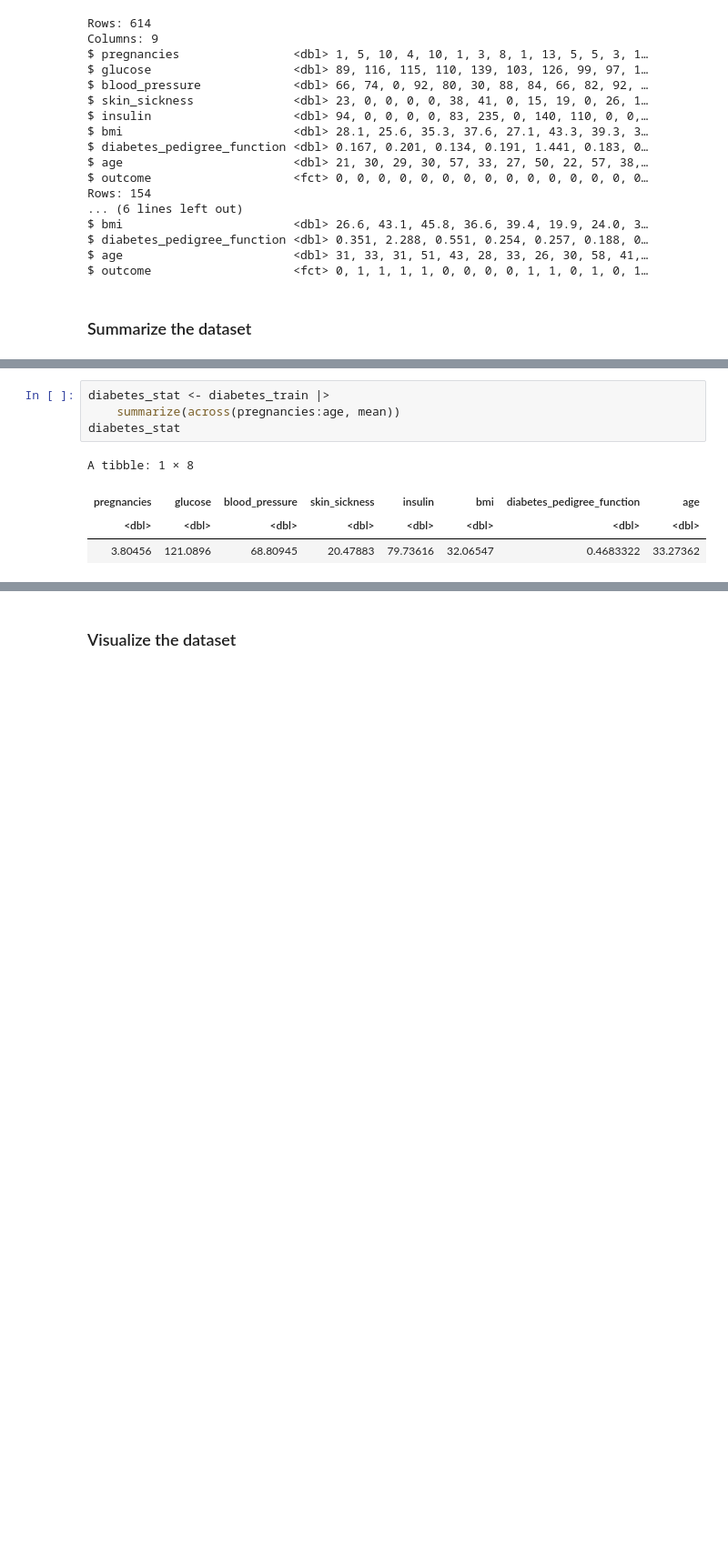
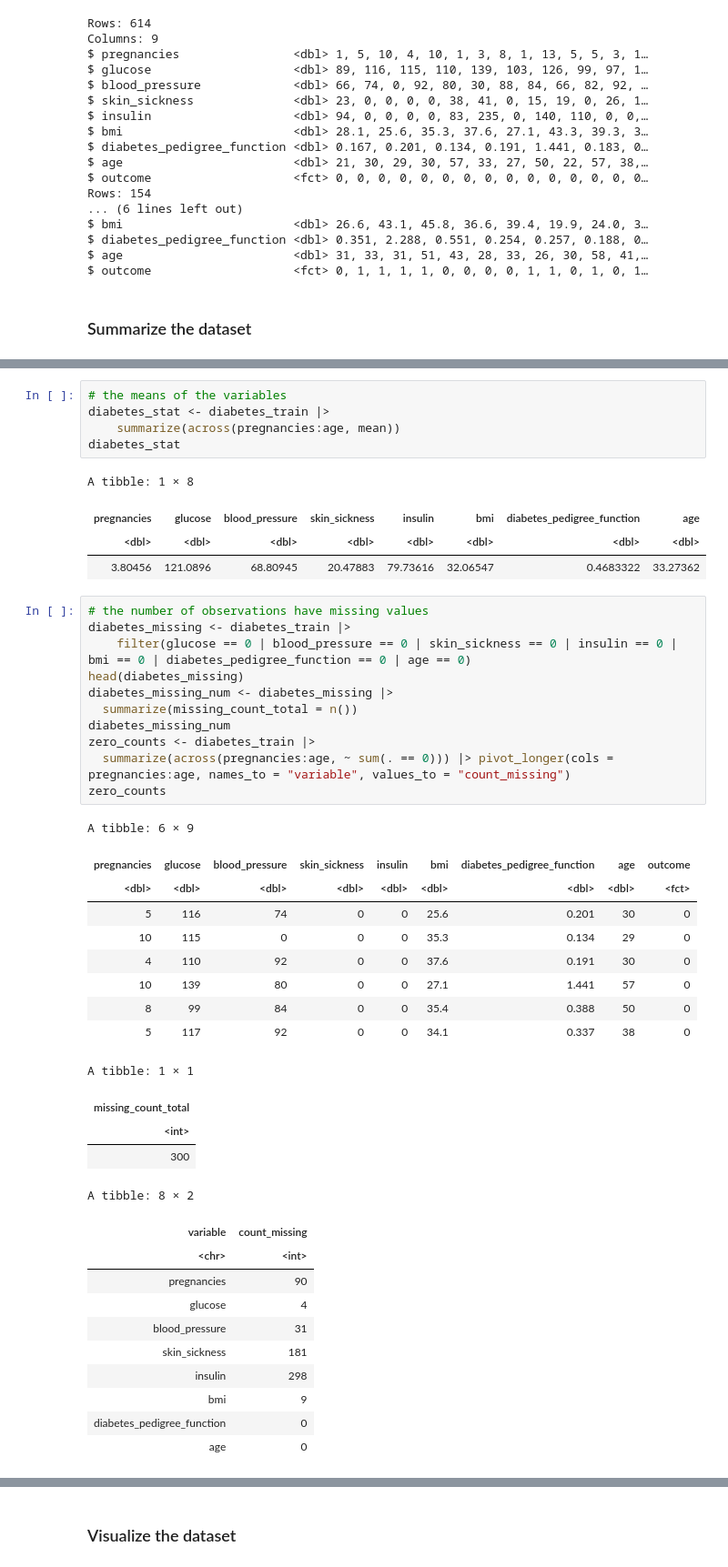
Before and after one commit to audrey-rw5683/dsci-100-2023w2-group-002-2, a Jupyter notebook: proposal.ipynb, the cells around one changed output, grey strips where cells are left out. Shown at 91% size. Saved outputs shown, nothing was run; the diff lists cells and outputs as text; blank space fills up the shorter version.

```diff
--- a/proposal.ipynb
+++ b/proposal.ipynb
@@ -172,4 +175,5 @@ A tibble: 2 × 3
 # %%
+# the means of the variables
 diabetes_stat <- diabetes_train |>
     summarize(across(pregnancies:age, mean))
 diabetes_stat
@@ -178,3 +182,39 @@ A tibble: 1 × 8
 | pregnancies | glucose | blood_pressure | skin_sickness | insulin | bmi | diabetes_pedigree_function | age |
 | <dbl> | <dbl> | <dbl> | <dbl> | <dbl> | <dbl> | <dbl> | <dbl> |
 | 3.80456 | 121.0896 | 68.80945 | 20.47883 | 79.73616 | 32.06547 | 0.4683322 | 33.27362 |
+# %%
+# the number of observations have missing values
+diabetes_missing <- diabetes_train |>
+    filter(glucose == 0 | blood_pressure == 0 | skin_sickness == 0 | insulin == 0 | bmi == 0 | diabetes_pedigree_function == 0 | age == 0)
+head(diabetes_missing)
+diabetes_missing_num <- diabetes_missing |>
+  summarize(missing_count_total = n())
+diabetes_missing_num
+zero_counts <- diabetes_train |>
+  summarize(across(pregnancies:age, ~ sum(. == 0))) |> pivot_longer(cols = pregnancies:age, names_to = "variable", values_to = "count_missing")
+zero_counts
+# %% [output]
+A tibble: 6 × 9
+| pregnancies | glucose | blood_pressure | skin_sickness | insulin | bmi | diabetes_pedigree_function | age | outcome |
+| <dbl> | <dbl> | <dbl> | <dbl> | <dbl> | <dbl> | <dbl> | <dbl> | <fct> |
+| 5 | 116 | 74 | 0 | 0 | 25.6 | 0.201 | 30 | 0 |
+| 10 | 115 | 0 | 0 | 0 | 35.3 | 0.134 | 29 | 0 |
+| 4 | 110 | 92 | 0 | 0 | 37.6 | 0.191 | 30 | 0 |
+| 10 | 139 | 80 | 0 | 0 | 27.1 | 1.441 | 57 | 0 |
+| 8 | 99 | 84 | 0 | 0 | 35.4 | 0.388 | 50 | 0 |
+| 5 | 117 | 92 | 0 | 0 | 34.1 | 0.337 | 38 | 0 |
+A tibble: 1 × 1
+| missing_count_total |
+| <int> |
+| 300 |
+A tibble: 8 × 2
+| variable | count_missing |
+| <chr> | <int> |
+| pregnancies | 90 |
+| glucose | 4 |
+| blood_pressure | 31 |
+| skin_sickness | 181 |
+| insulin | 298 |
+| bmi | 9 |
+| diabetes_pedigree_function | 0 |
+| age | 0 |
```
Also changed, not shown: parts of 8 cells of this notebook.
